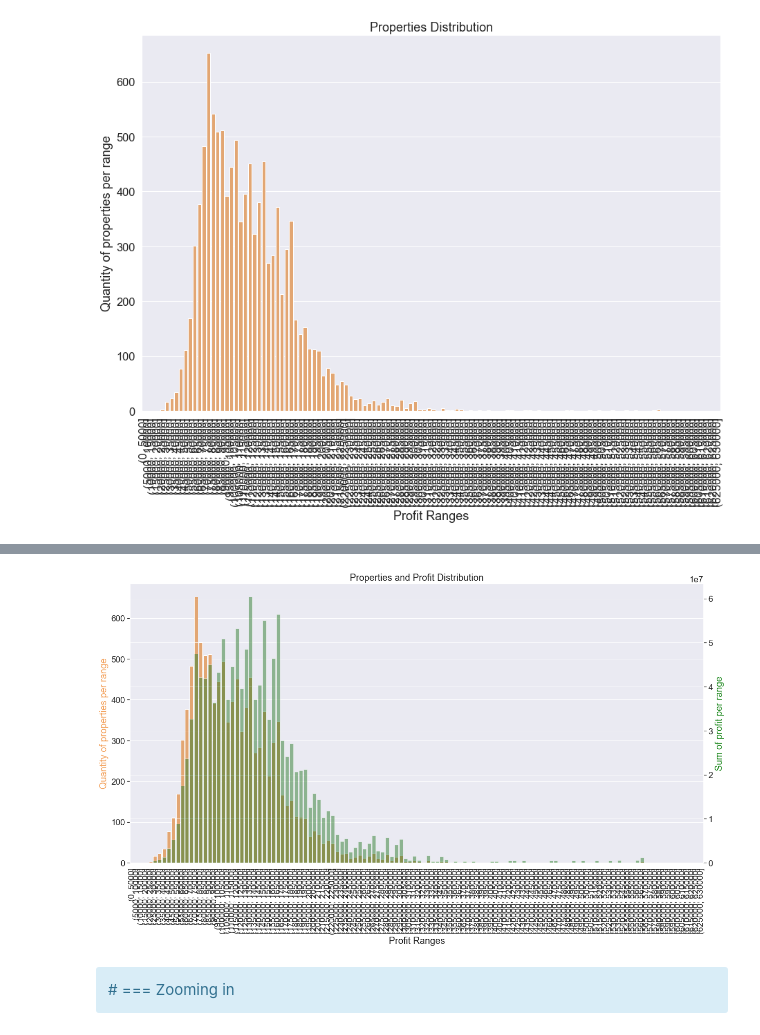
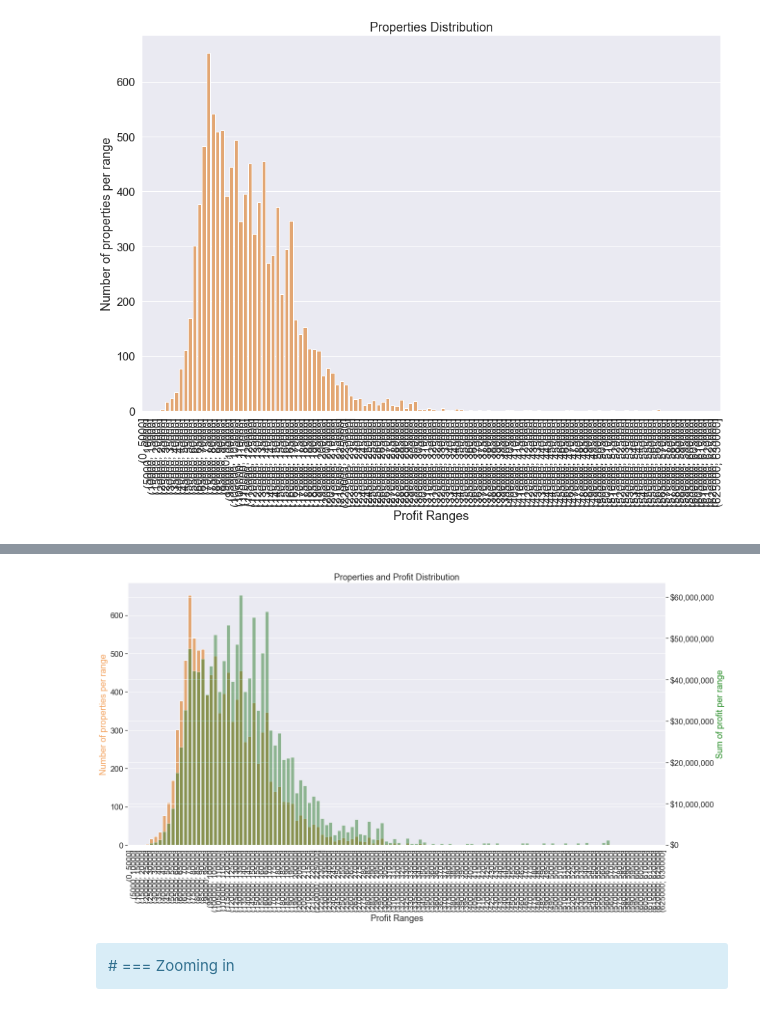
Before and after one commit to marianaborgal/P001_RealEstate_Insights, a Jupyter notebook: notebooks/P001_RealSate_Insights_v4_Conclusion.ipynb, the cells around one changed output, grey strips where cells are left out. Saved outputs shown, nothing was run; the diff lists cells and outputs as text; code cells hidden in the pictures.

```diff
--- a/notebooks/P001_RealSate_Insights_v4_Conclusion.ipynb
+++ b/notebooks/P001_RealSate_Insights_v4_Conclusion.ipynb
@@ -649,27 +652,29 @@ plt.xticks(rotation=90);
 # %%
 # creating comparision plot area
 fig, ax1 = plt.subplots(figsize=(20,10))
 
 # setting first graph - properties distribution
 ax1 = sns.barplot(data=a1, x='expected_profit_binned', y='qty_properties', color='sandybrown', alpha=1)
 ax1.set_title('Properties and Profit Distribution')
 ax1.set_xticklabels(a1['expected_profit_binned'], rotation=90);
 ax1.set_xlabel('Profit Ranges')
-ax1.set_ylabel('Quantity of properties per range', color='sandybrown')
+ax1.set_ylabel('Number of properties per range', color='sandybrown')
 ax1.tick_params(axis='y')
 
 # setting to share x-axis
 ax2 = ax1.twinx()
 
 # creating second graph - profit distribution
 ax2 = sns.barplot(data=a1, x='expected_profit_binned', y='expected_profit', color='forestgreen', alpha=0.5)
 ax2.set_ylabel('Sum of profit per range', color='forestgreen')
 ax2.tick_params(axis='y')
+ax2.yaxis.set_major_formatter(mticker.StrMethodFormatter('${x:,.0f}'))
+
 
 # showing plot
 plt.show()
 # %% [output]
-[figure, old version]
+[figure, new version]
 # %% [markdown]
 <div class="alert alert-info", font-weight= bold> # === Zooming in </div>
 # %%
```
Also changed, not shown: parts of 22 cells of this notebook, 4 other files.
